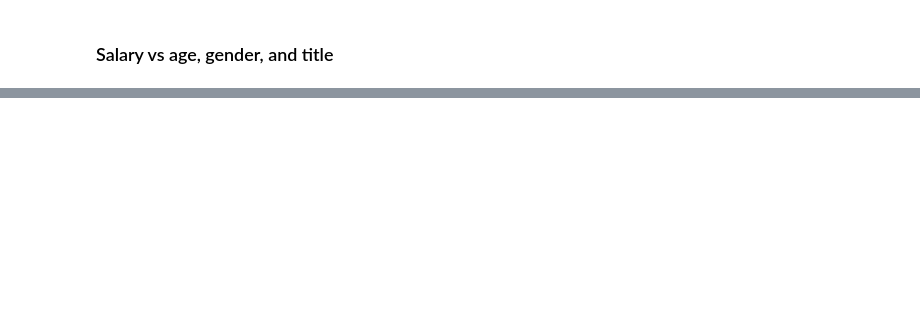
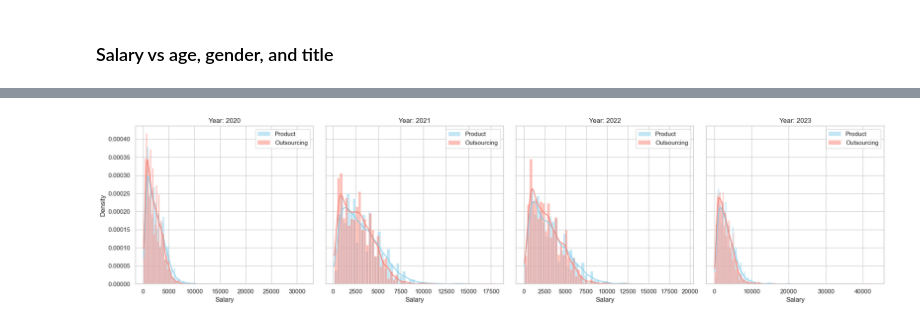
Before and after one commit to Danylo-Ik/Econometrics-Project-IT, a Jupyter notebook: it_salaries.ipynb, the cells around one changed output, grey strips where cells are left out. Cells and saved outputs as stored; diff of their text form; code cells hidden in the pictures; blank space fills up the shorter version.

```diff
--- a/it_salaries.ipynb
+++ b/it_salaries.ipynb
@@ -213,0 +322,19 @@ Passing `palette` without assigning `hue` is deprecated and will be removed in v
+# %%
+sns.set(style="whitegrid")
+years = sorted(filtered_df["year"].unique())
+n_years = len(years)
+
+fig, axes = plt.subplots(1, n_years, figsize=(5 * n_years, 5), sharey=True)
+for i, year in enumerate(years):
+    data = filtered_df[filtered_df["year"] == year]
+    sns.histplot(data[data["company_type"] == "Продуктова"]["salary"], kde=True, ax=axes[i], color='skyblue', label='Product', stat='density', alpha=0.5)
+    sns.histplot(data[data["company_type"] == "Аутсорсингова"]["salary"], kde=True, ax=axes[i], color='salmon', label='Outsourcing', stat='density', alpha=0.5)
+    axes[i].set_title(f"Year: {year}")
+    axes[i].set_xlabel("Salary")
+    axes[i].set_ylabel("Density")
+    axes[i].legend()
+
+plt.tight_layout()
+plt.show()
+# %% [output]
+[figure, added]
```
Also changed, not shown: parts of 17 cells of this notebook.
